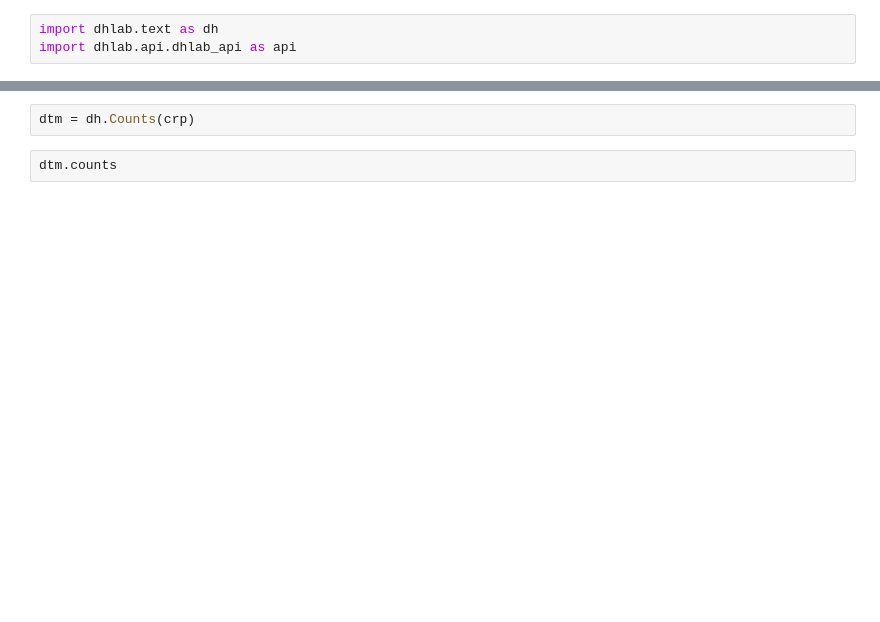
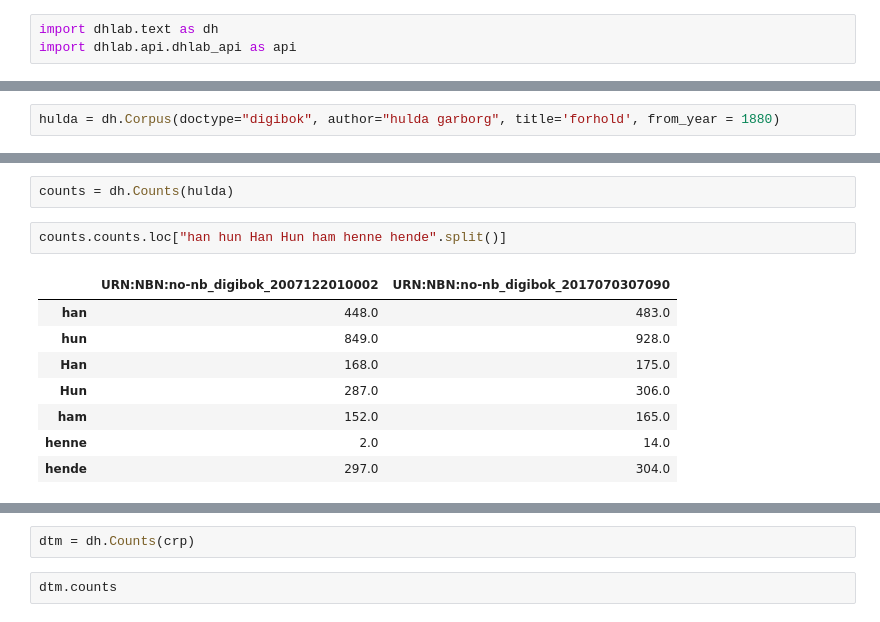
Before and after one commit to Yoonsen/Document_thematic_analysis, a Jupyter notebook: sketches.ipynb, the cells around one changed output, grey strips where cells are left out. Cells and saved outputs as stored; diff of their text form; blank space fills up the shorter version.

```diff
--- a/sketches.ipynb
+++ b/sketches.ipynb
@@ -19,0 +6,2 @@ crp.corpus
+# %%
+hulda = dh.Corpus(doctype="digibok", author="hulda garborg", title='forhold', from_year = 1880)
@@ -19,0 +14,13 @@ crp.corpus
+# %%
+counts = dh.Counts(hulda)
+# %%
+counts.counts.loc["han hun Han Hun ham henne hende".split()]
+# %% [output]
+|  | URN:NBN:no-nb_digibok_2007122010002 | URN:NBN:no-nb_digibok_2017070307090 |
+| han | 448.0 | 483.0 |
+| hun | 849.0 | 928.0 |
+| Han | 168.0 | 175.0 |
+| Hun | 287.0 | 306.0 |
+| ham | 152.0 | 165.0 |
+| henne | 2.0 | 14.0 |
+| hende | 297.0 | 304.0 |
```
Also changed, not shown: parts of 15 cells of this notebook, 3 other files.
